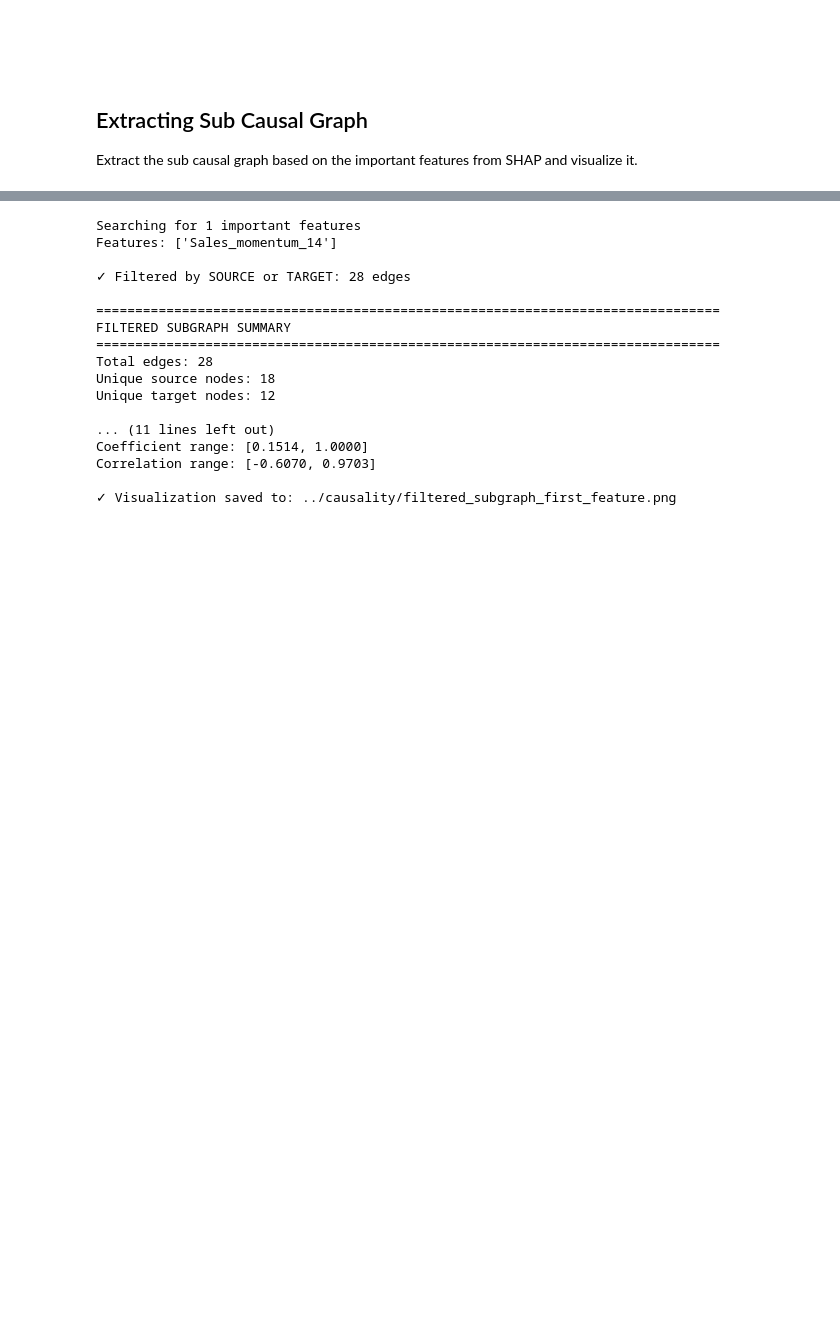
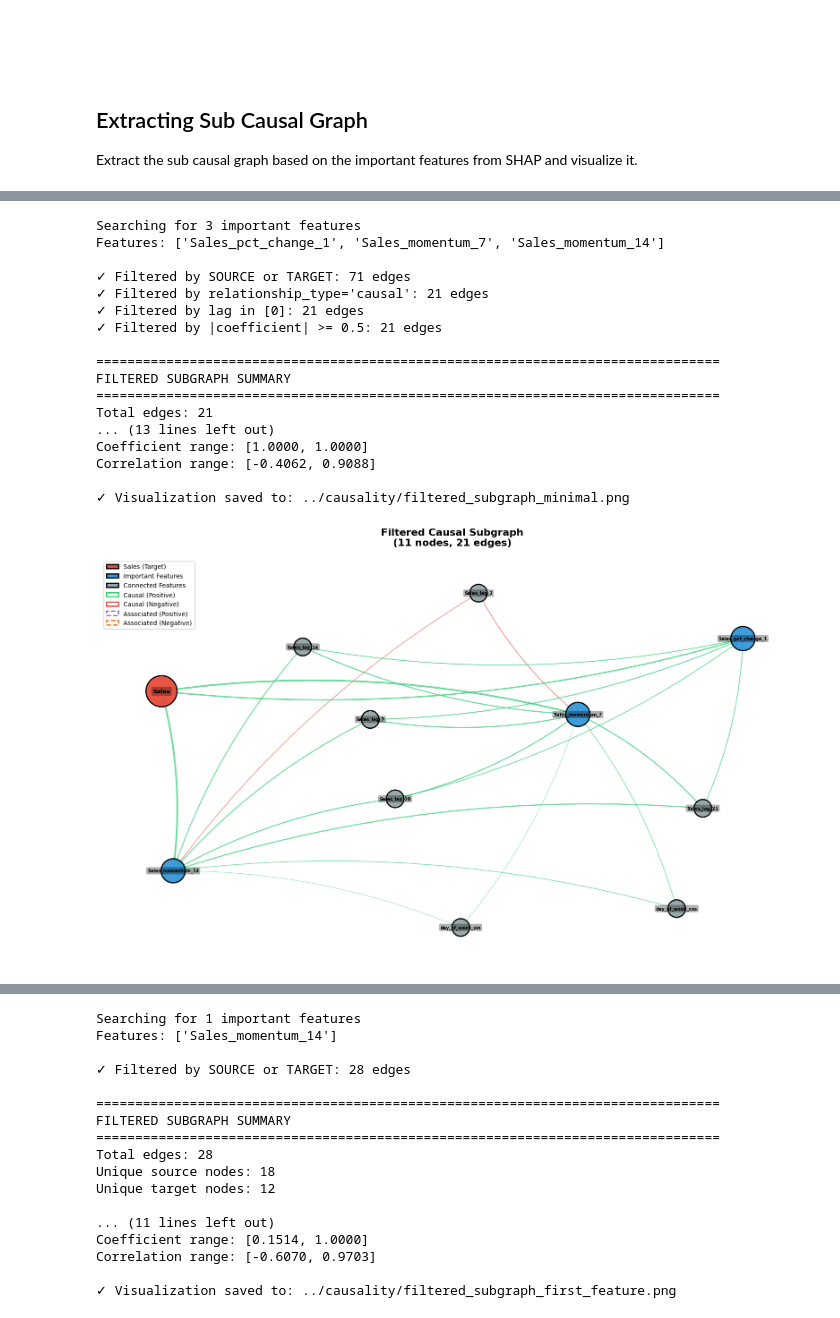
Before and after one commit to iman-xosseini/knowledge_graph_project, a Jupyter notebook: notebooks/04_causal_graph_feature_importance.ipynb, the cells around one changed output, grey strips where cells are left out. Saved outputs shown, nothing was run; the diff lists cells and outputs as text; code cells hidden in the pictures; blank space fills up the shorter version.

```diff
--- a/notebooks/04_causal_graph_feature_importance.ipynb
+++ b/notebooks/04_causal_graph_feature_importance.ipynb
@@ -1972,0 +2096,37 @@ def _visualize_filtered_subgraph(
+# %%
+# Example with smaller nodes and black font
+matching_edges_minimal = extract_and_visualize_feature_subgraph(
+    explanations_df=explanations,
+    edges_df=edges_df,
+    top_n=3,
+    relationship_type='causal',
+    lag=[0],
+    coefficient_threshold=0.5,
+    source_target='all',
+    output_path='../causality/filtered_subgraph_minimal.png',
+    figsize=(16, 10),
+    font_size=7,              # Smaller font
+    font_color='black',       # Black text
+    node_size_sales=2500,     # Smaller nodes
+    node_size_important=1500,
+    node_size_other=800
+)
+# %% [output]
+Searching for 3 important features
+Features: ['Sales_pct_change_1', 'Sales_momentum_7', 'Sales_momentum_14']
+
+✓ Filtered by SOURCE or TARGET: 71 edges
+✓ Filtered by relationship_type='causal': 21 edges
+✓ Filtered by lag in [0]: 21 edges
+✓ Filtered by |coefficient| >= 0.5: 21 edges
+
+================================================================================
+FILTERED SUBGRAPH SUMMARY
+================================================================================
+Total edges: 21
+... (13 lines left out)
+Coefficient range: [1.0000, 1.0000]
+Correlation range: [-0.4062, 0.9088]
+
+✓ Visualization saved to: ../causality/filtered_subgraph_minimal.png
+[figure, added]
```
Also changed, not shown: parts of 26 cells of this notebook, 41 other files.
